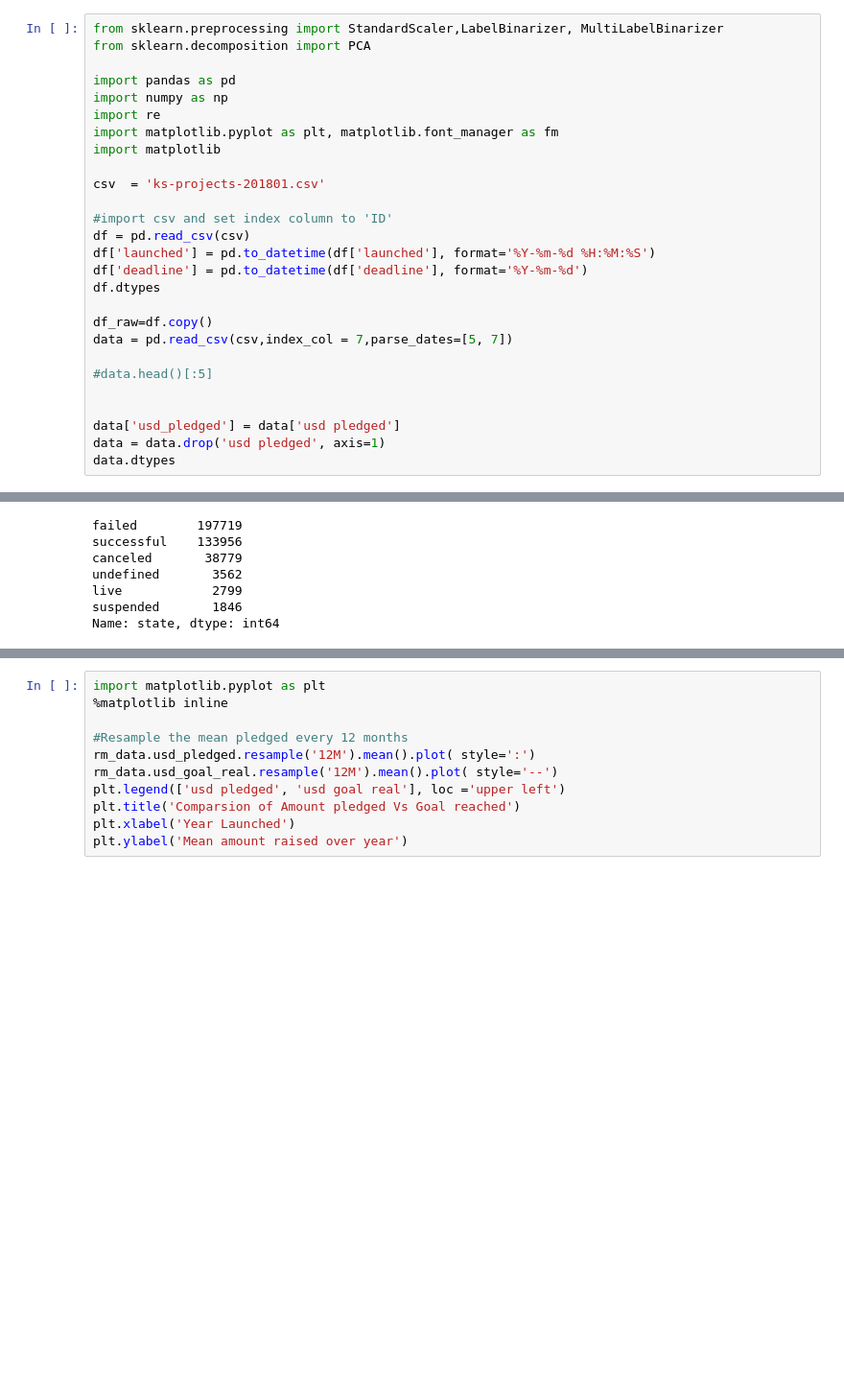
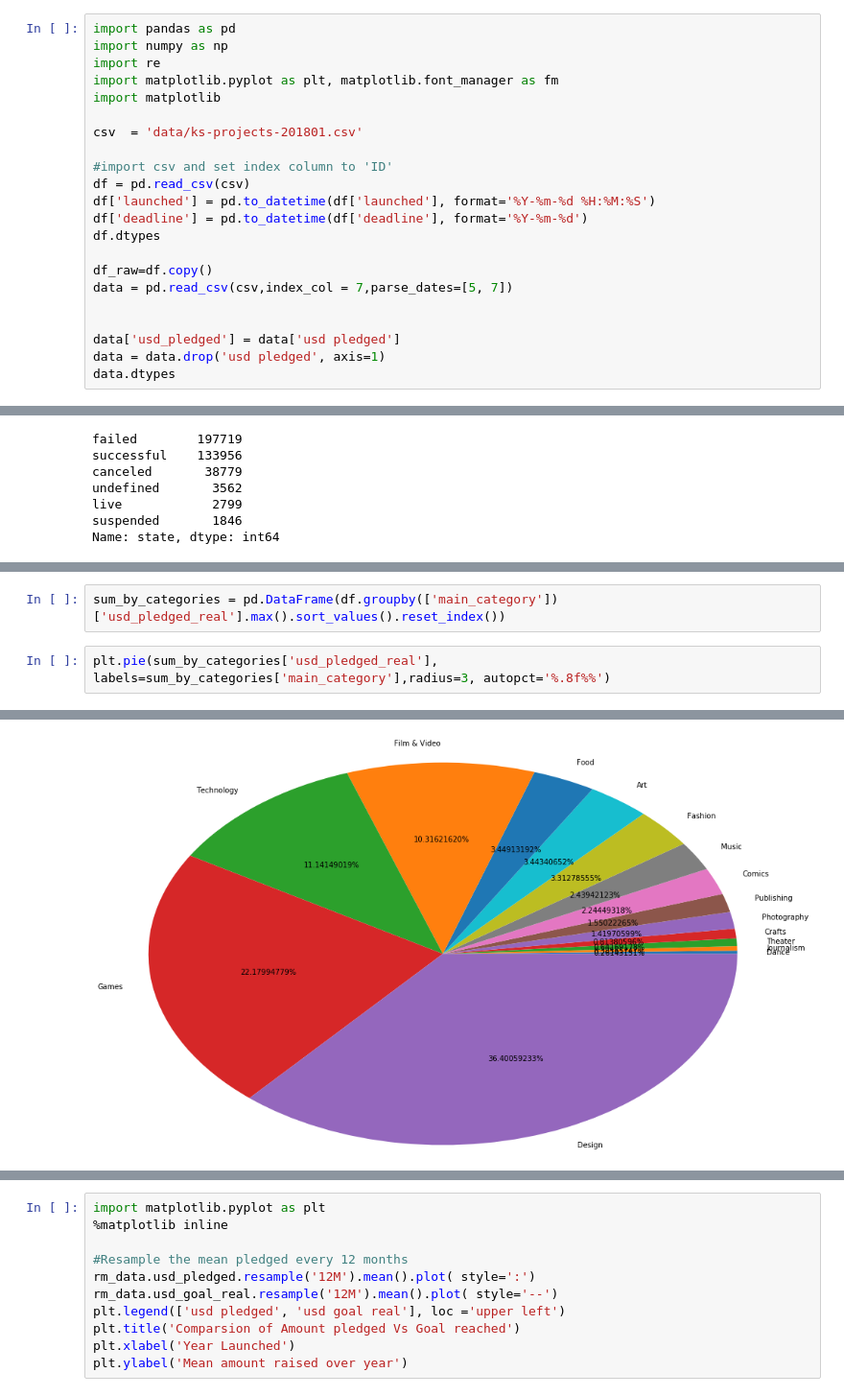
Before and after one commit to geekyinsights/portfolio_notebooks, a Jupyter notebook: kickstarter/Exploratory Data analysis of KickStarter Kaggle Dataset.ipynb, the cells around one changed output, grey strips where cells are left out. Shown: that part at 96% size. Saved outputs shown, nothing was run; the diff lists cells and outputs as text; blank space fills up the shorter version.

```diff
--- a/kickstarter/Exploratory Data analysis of KickStarter Kaggle Dataset.ipynb
+++ b/kickstarter/Exploratory Data analysis of KickStarter Kaggle Dataset.ipynb
@@ -1,14 +5,11 @@
 # %%
-from sklearn.preprocessing import StandardScaler,LabelBinarizer, MultiLabelBinarizer
-from sklearn.decomposition import PCA
-
 import pandas as pd
 import numpy as np
 import re
 import matplotlib.pyplot as plt, matplotlib.font_manager as fm
 import matplotlib
 
-csv  = 'ks-projects-201801.csv'
+csv  = 'data/ks-projects-201801.csv'
 
 #import csv and set index column to 'ID'
 df = pd.read_csv(csv)
@@ -19,8 +20,6 @@ df.dtypes
 df_raw=df.copy()
 data = pd.read_csv(csv,index_col = 7,parse_dates=[5, 7])
 
-#data.head()[:5]
-
 
 data['usd_pledged'] = data['usd pledged']
 data = data.drop('usd pledged', axis=1)
@@ -600,0 +320,5 @@ plt.show()
+# %%
+sum_by_categories = pd.DataFrame(df.groupby(['main_category'])['usd_pledged_real'].max().sort_values().reset_index())
+# %%
+plt.pie(sum_by_categories['usd_pledged_real'], labels=sum_by_categories['main_category'],radius=3, autopct='%.8f%%')
+# %% [output]
@@ -600,0 +342 @@ plt.show()
+[figure, added]
```
Also changed, not shown: parts of 61 cells of this notebook, 1 other file.
